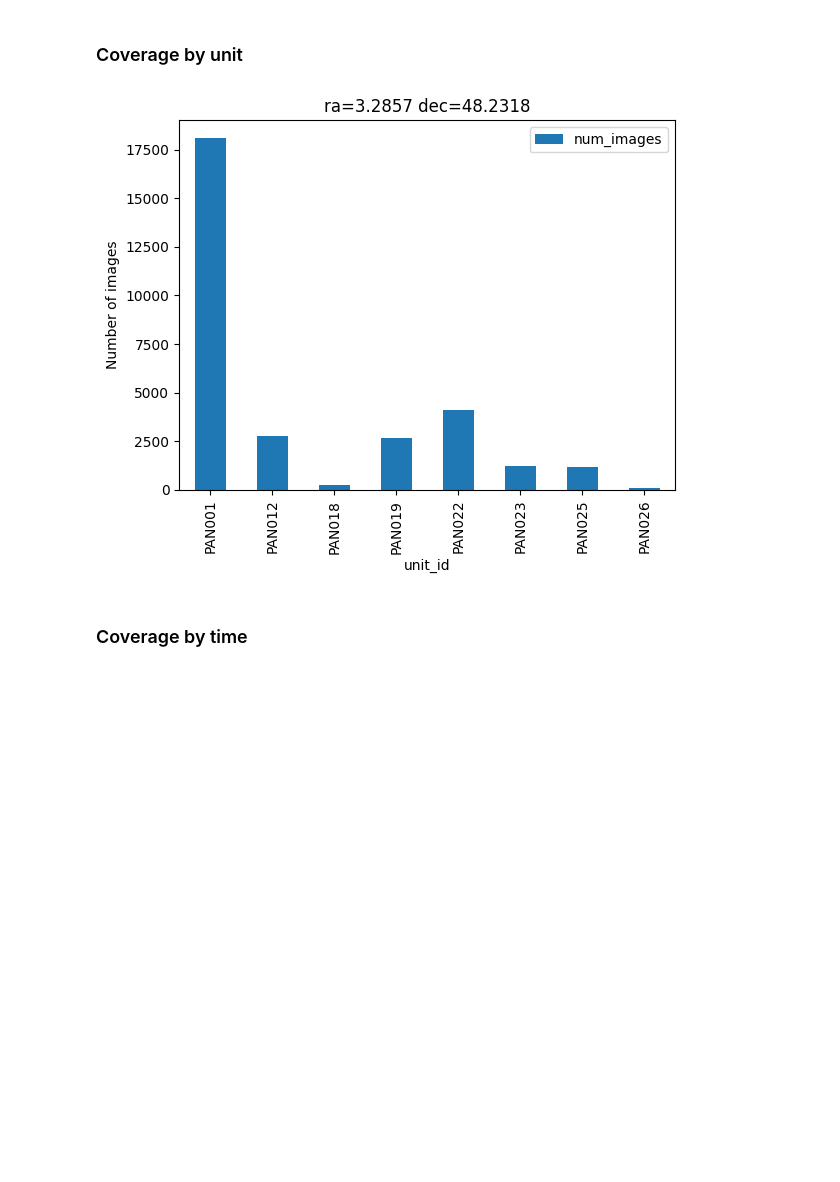
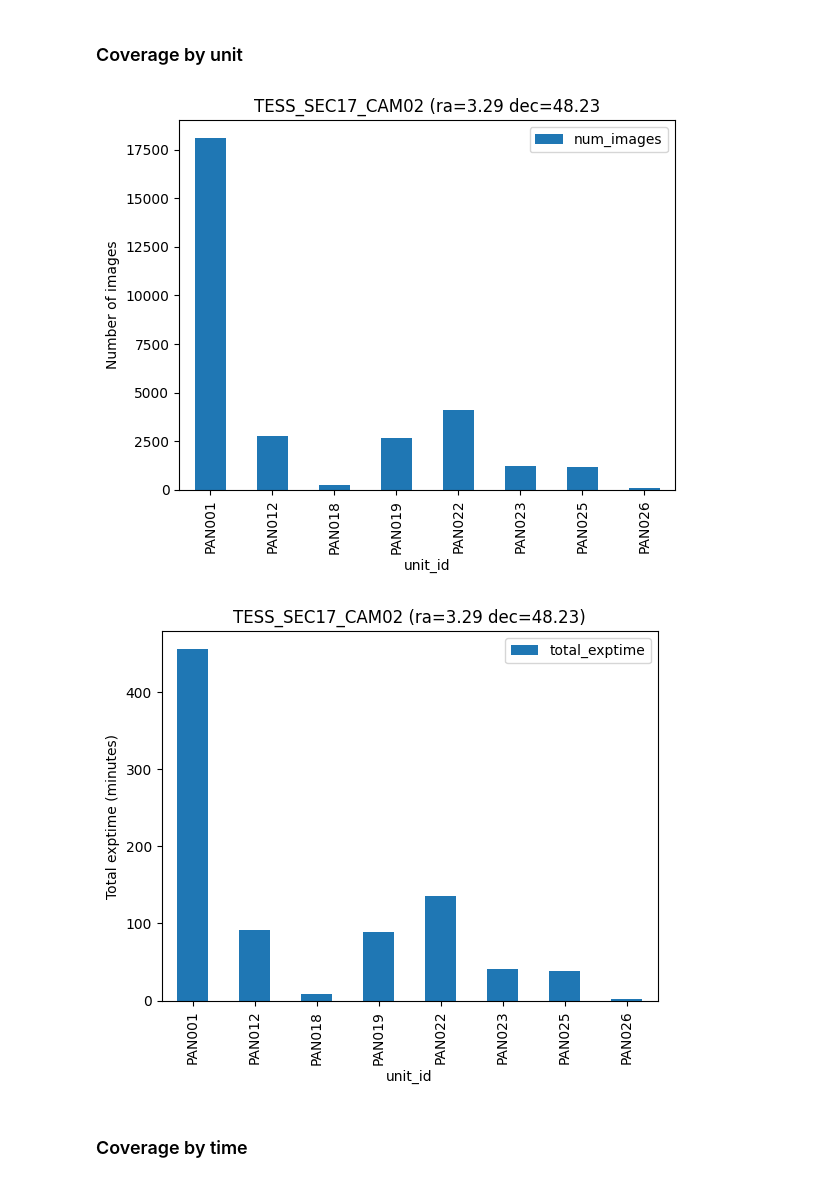
Before and after one commit to panoptes/panoptes-data, a Jupyter notebook: notebooks/ObservationBasicStats.ipynb, the cells around one changed output. Drawn from its saved outputs; the diff is of its cells as text; code cells hidden in the pictures; blank space fills up the shorter version.

Commit message:
Updates to notebook, mostly plotting imrpovements.

```diff
--- a/notebooks/ObservationBasicStats.ipynb
+++ b/notebooks/ObservationBasicStats.ipynb
@@ -113,6 +113,8 @@ obs_totals.head(10)
 | 167 | Tau 02 | 6688 | 798784.0 | 69.000000 | 26.000000 |
 # %%
 # Get coordinates for top field.
-top_field = obs_totals.iloc[0].field_name
-top_ra = obs_totals.iloc[0].coordinates_mount_ra
-top_dec = obs_totals.iloc[0].coordinates_mount_dec
+idx = 0
+top_field = obs_totals.iloc[idx].field_name
+top_ra = obs_totals.iloc[idx].coordinates_mount_ra
+top_dec = obs_totals.iloc[idx].coordinates_mount_dec
+print(top_field, top_ra, top_dec)
@@ -125,6 +129,9 @@ top_observations = search_observations(
     dec=top_dec,
     min_num_images=10,
 )
+
+# Put total_exptime in minutes
+top_observations.total_exptime = top_observations.total_exptime / 60 / 60
 # %%
 # Show a sample metadata record.
 top_observations.sample(1).T
@@ -150,18 +157,28 @@ top_observations.sample(1).T
 ### Coverage by unit
 # %%
 # Show the number of images by unit id.
+
 top_units = top_observations.groupby(['unit_id']).agg({
     'num_images': 'sum',
+    'total_exptime': 'sum',
 }).reset_index()
 
 top_units.plot(
     kind='bar',
     x='unit_id', y='num_images',
-    title=f'ra={top_ra} dec={top_dec}',
+    title=f'{top_field} (ra={top_ra:.02f} dec={top_dec:.02f}',
     ylabel='Number of images'
 );
+
+top_units.plot(
+    kind='bar',
+    x='unit_id', y='total_exptime',
+    title=f'{top_field} (ra={top_ra:.02f} dec={top_dec:.02f})',
+    ylabel='Total exptime (minutes)'
+);
 # %% [output]
-[figure, old version]
+[figure, new version]
+[figure, added]
 # %% [markdown]
 ### Coverage by time
 # %%
```
Also changed, not shown: parts of 4 cells of this notebook.
